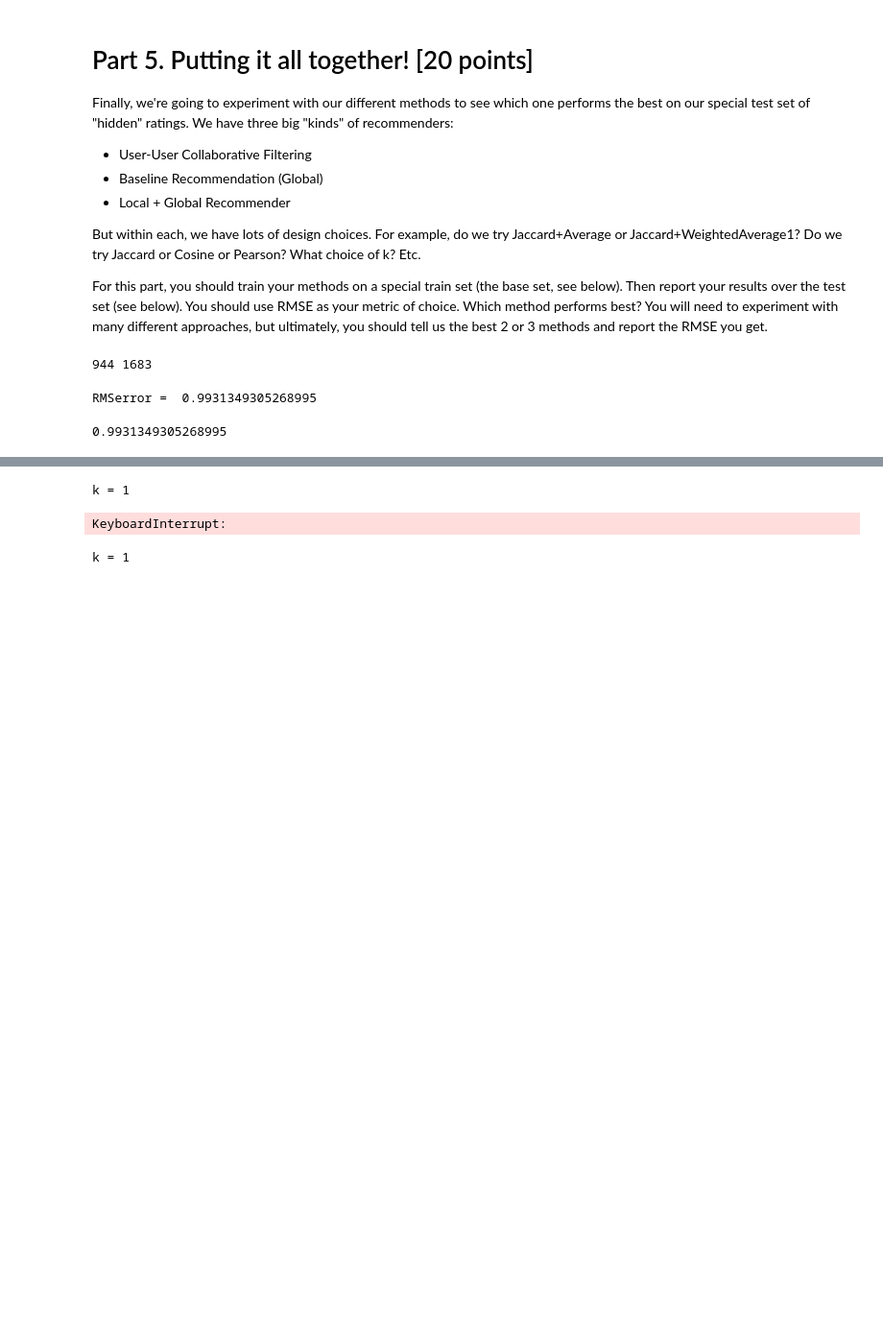
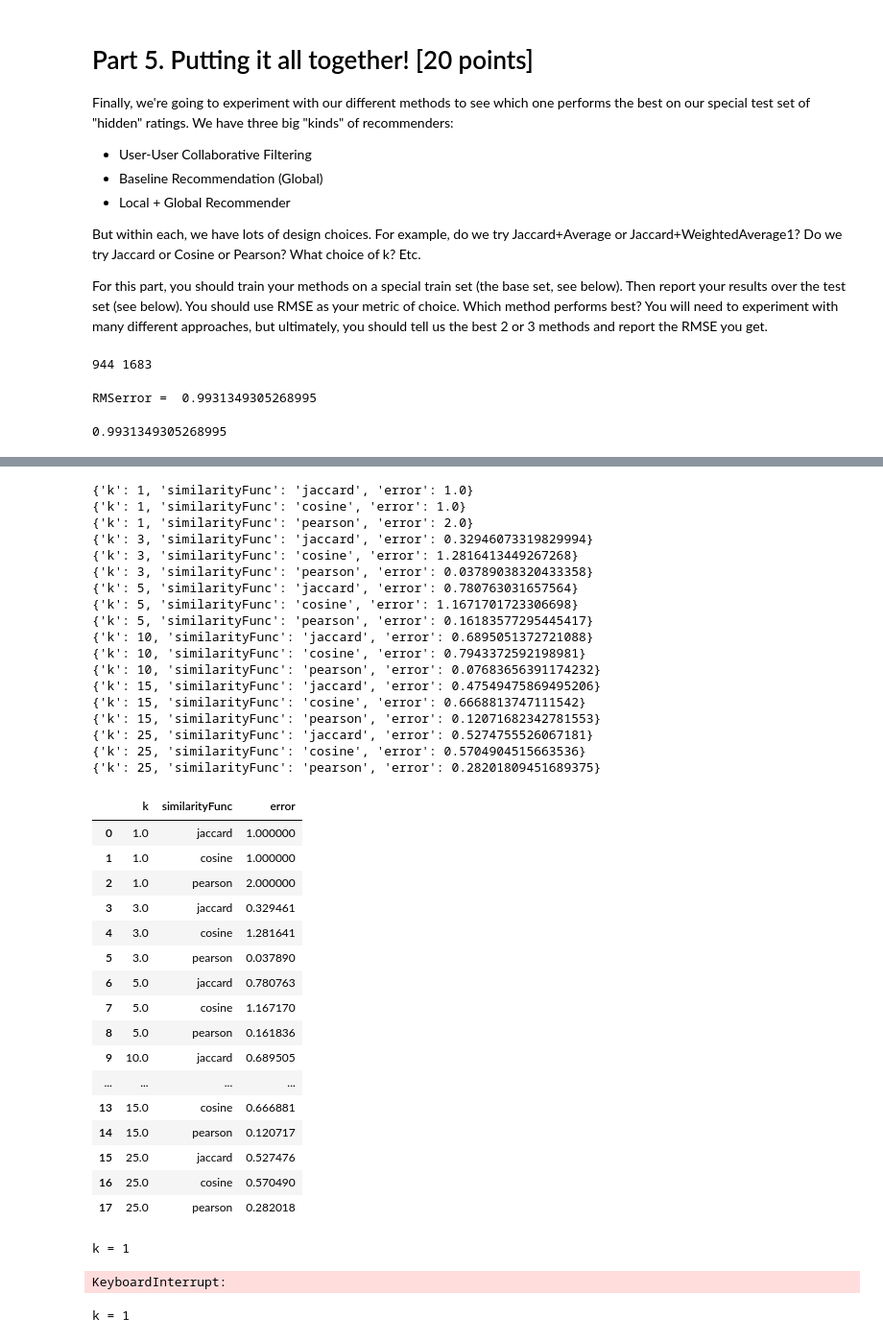
Before and after one commit to RyanChomistek/470hw3, a Jupyter notebook: homework_3.ipynb, the cells around one changed output, grey strips where cells are left out. Shown: that part at 96% size. Cells and saved outputs as stored; diff of their text form; code cells hidden in the pictures; blank space fills up the shorter version.

```diff
--- a/homework_3.ipynb
+++ b/homework_3.ipynb
@@ -473,10 +480,22 @@ GetRMSE(test, baselinePrediction)
 # %% [output]
 RMSerror =  0.9931349305268995
 0.9931349305268995
+# %%
+def GetRMSE(testDf, predictionFunction, k, simFunc):
+    rmse = 0
+    cnt = 0
+    for index, row in testDf.iterrows():
+        start = time.time()
+        score = predictionFunction(row, k, simFunc)
+        if(math.isnan(score)):
+            score = 0
+        sqrDiff = math.pow(row['Rating'] - score, 2)
+        rmse += sqrDiff
+        cnt+=1
+    return math.sqrt(rmse/cnt)
 # %%
-
 #user user
-def userUserPrediction(row):
+def userUserPrediction(row, k, simFunc):
     start = time.time()
     #if we havent observed any rankings for this guy return global avg
     if(len(train[train.MovieId == row['MovieId']]) == 0):
@@ -485,22 +504,8 @@ def userUserPrediction(row):
     end = time.time()
     #print(end - start)
     return score
-
 d = {'k': [], 'similarityFunc': [], 'error': []}
 error_df = pd.DataFrame(data=d)
 
 ks = [1,3,5,10,15,25]
 similarityFuncs = {'jaccard' : jaccard,'cosine' : cosine,'pearson' : pearson}
-simFunc = cosine
-k = 10
-
-for i in ks:
-    k = i
-    for name, func in similarityFuncs.items():
-        simFunc = func
-        start = time.time()
-        error = GetRMSE(test[:100], userUserPrediction)
-        error_df = error_df.append({'k': k, 'similarityFunc': name, 'error' : error}, ignore_index=True)
-        end = time.time()
-        #print(end - start)
-error_df
@@ -543,3 +515,52 @@ RMSerror =  1.4895951023472007
+# %%
+
+for i in ks:
+    k = i
+    for name, func in similarityFuncs.items():
+        simFunc = func
+        start = time.time()
+        error = GetRMSE(test[:1], userUserPrediction,k, simFunc)
+        error_df = error_df.append({'k': k, 'similarityFunc': name, 'error' : error}, ignore_index=True)
+        print({'k': k, 'similarityFunc': name, 'error' : error})
+        end = time.time()
+        #print(end - start)
+error_df
+# %% [output]
+{'k': 1, 'similarityFunc': 'jaccard', 'error': 1.0}
+{'k': 1, 'similarityFunc': 'cosine', 'error': 1.0}
+{'k': 1, 'similarityFunc': 'pearson', 'error': 2.0}
+{'k': 3, 'similarityFunc': 'jaccard', 'error': 0.32946073319829994}
+{'k': 3, 'similarityFunc': 'cosine', 'error': 1.2816413449267268}
+{'k': 3, 'similarityFunc': 'pearson', 'error': 0.03789038320433358}
+{'k': 5, 'similarityFunc': 'jaccard', 'error': 0.780763031657564}
+{'k': 5, 'similarityFunc': 'cosine', 'error': 1.1671701723306698}
+{'k': 5, 'similarityFunc': 'pearson', 'error': 0.16183577295445417}
+{'k': 10, 'similarityFunc': 'jaccard', 'error': 0.6895051372721088}
+{'k': 10, 'similarityFunc': 'cosine', 'error': 0.7943372592198981}
+{'k': 10, 'similarityFunc': 'pearson', 'error': 0.07683656391174232}
+{'k': 15, 'similarityFunc': 'jaccard', 'error': 0.47549475869495206}
+{'k': 15, 'similarityFunc': 'cosine', 'error': 0.6668813747111542}
+{'k': 15, 'similarityFunc': 'pearson', 'error': 0.12071682342781553}
+{'k': 25, 'similarityFunc': 'jaccard', 'error': 0.5274755526067181}
+{'k': 25, 'similarityFunc': 'cosine', 'error': 0.5704904515663536}
+{'k': 25, 'similarityFunc': 'pearson', 'error': 0.28201809451689375}
+|  | k | similarityFunc | error |
+| 0 | 1.0 | jaccard | 1.000000 |
+| 1 | 1.0 | cosine | 1.000000 |
+| 2 | 1.0 | pearson | 2.000000 |
+| 3 | 3.0 | jaccard | 0.329461 |
+| 4 | 3.0 | cosine | 1.281641 |
+| 5 | 3.0 | pearson | 0.037890 |
+| 6 | 5.0 | jaccard | 0.780763 |
+| 7 | 5.0 | cosine | 1.167170 |
+| 8 | 5.0 | pearson | 0.161836 |
+| 9 | 10.0 | jaccard | 0.689505 |
+| ... | ... | ... | ... |
+| 13 | 15.0 | cosine | 0.666881 |
+| 14 | 15.0 | pearson | 0.120717 |
+| 15 | 25.0 | jaccard | 0.527476 |
+| 16 | 25.0 | cosine | 0.570490 |
+| 17 | 25.0 | pearson | 0.282018 |
 # %%
 #user user2
 def userUserPrediction2(row):
```
Also changed, not shown: parts of 5 cells of this notebook.
